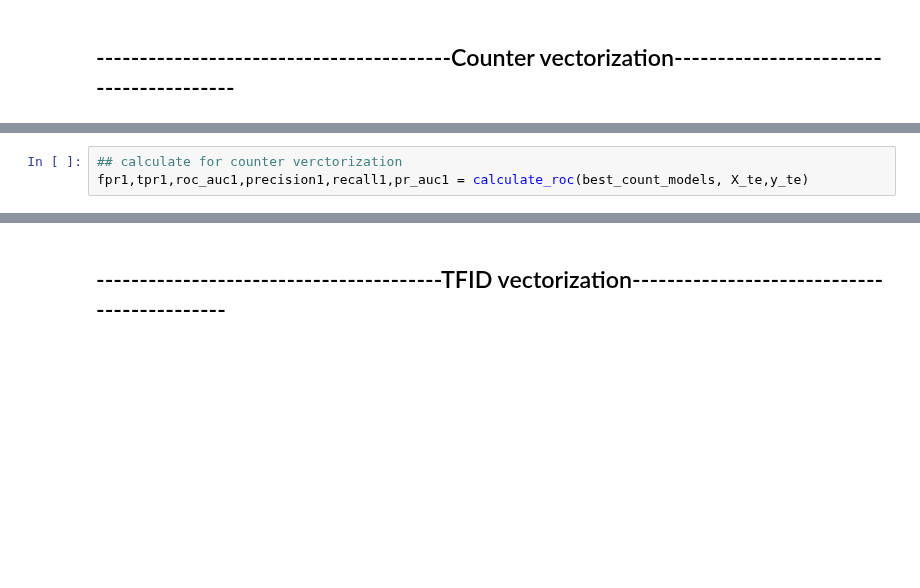
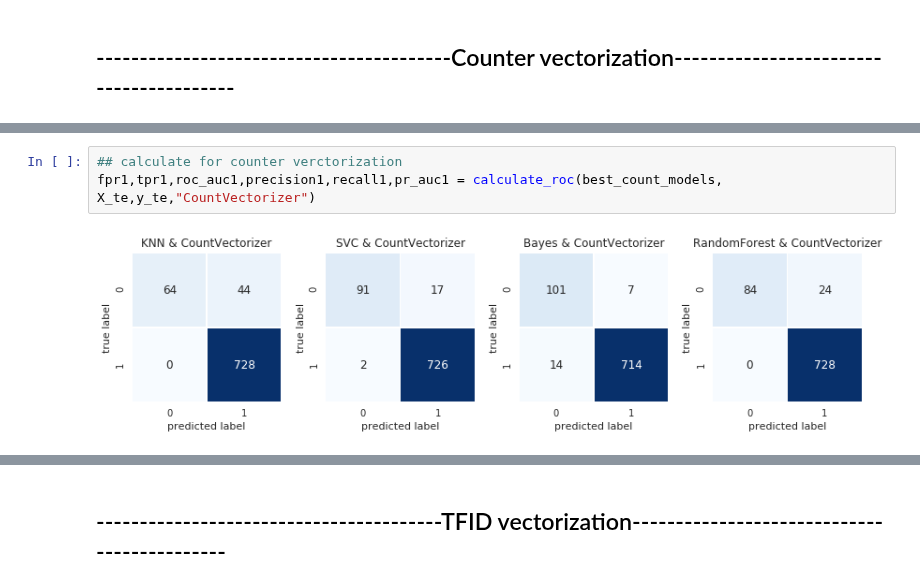
Before and after one commit to ECS171-Project/Final-project, a Jupyter notebook: Models comparisons across different methods.ipynb, the cells around one changed output, grey strips where cells are left out. Drawn from its saved outputs; the diff is of its cells as text; blank space fills up the shorter version.

```diff
--- a/Models comparisons across different methods.ipynb
+++ b/Models comparisons across different methods.ipynb
@@ -146,6 +171,8 @@ df1
 # %%
 ## calculate for counter verctorization
-fpr1,tpr1,roc_auc1,precision1,recall1,pr_auc1 = calculate_roc(best_count_models, X_te,y_te)
+fpr1,tpr1,roc_auc1,precision1,recall1,pr_auc1 = calculate_roc(best_count_models, X_te,y_te,"CountVectorizer")
+# %% [output]
+[figure, added]
 # %%
 ## plot roc curve for counter verctorization
 plot_roc(fpr1,tpr1,roc_auc1,"CountVectorizer")
```
Also changed, not shown: parts of 10 cells of this notebook, 8 other files.
